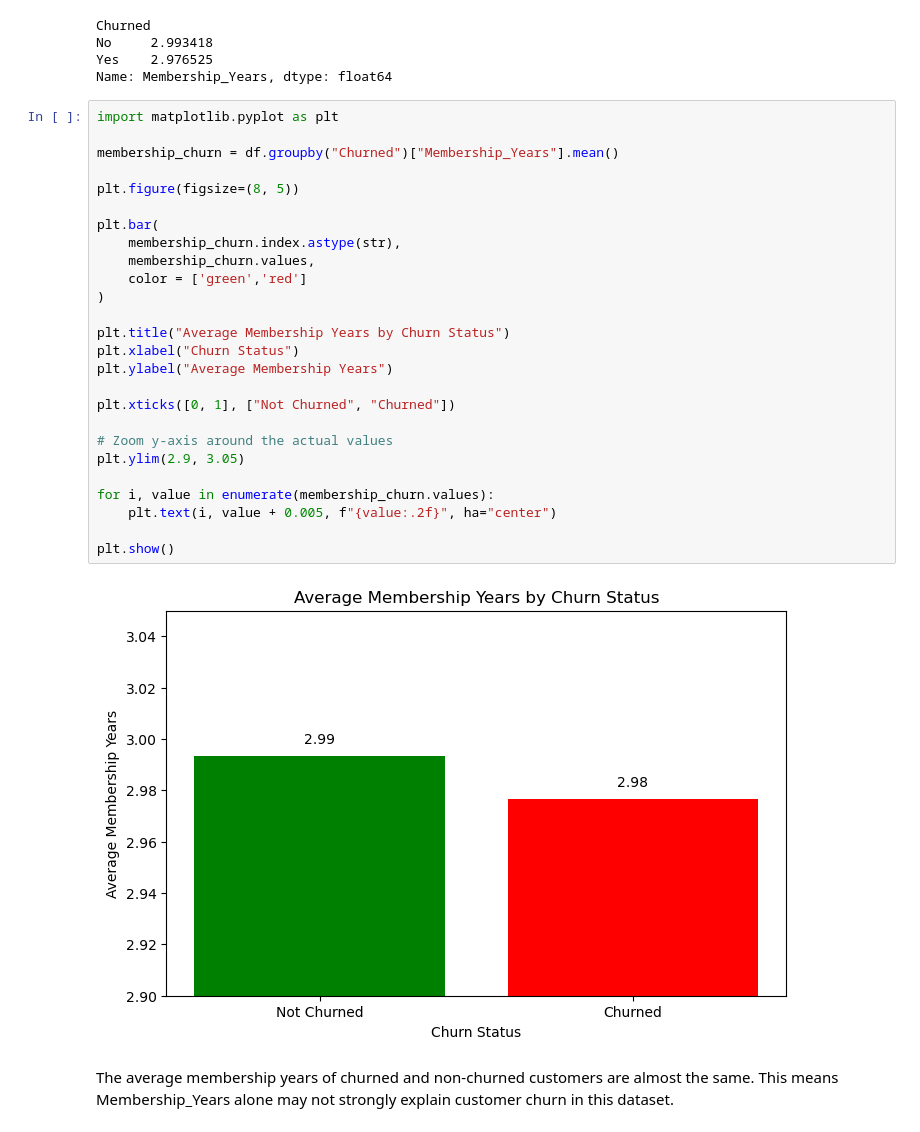
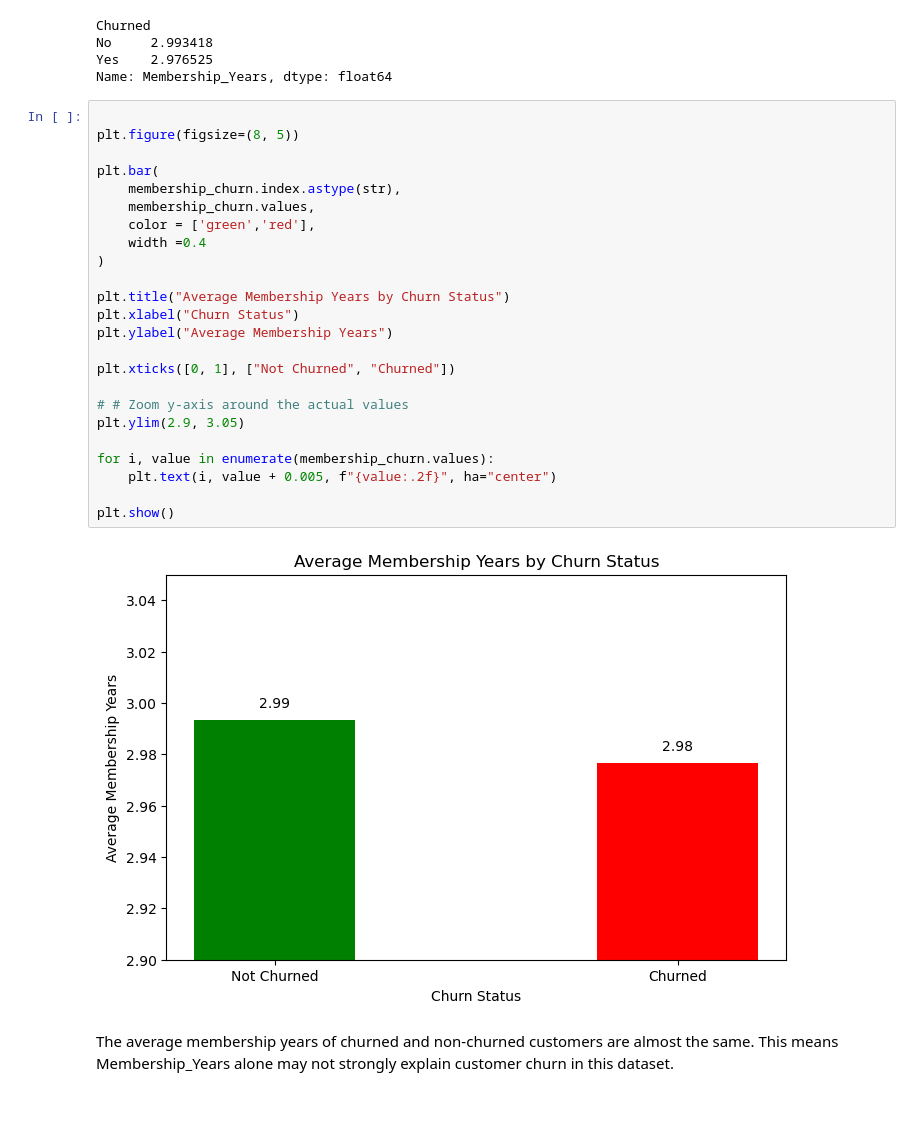
Before and after one commit to pinkimahato9814-afk/Final_project_Customer-Mind-360, a Jupyter notebook: notebooks/01_data_understanding_cleanng.ipynb, the cells around one changed output. Saved outputs shown, nothing was run; the diff lists cells and outputs as text.

```diff
--- a/notebooks/01_data_understanding_cleanng.ipynb
+++ b/notebooks/01_data_understanding_cleanng.ipynb
@@ -634,32 +597,30 @@ No     2.993418
 Yes    2.976525
 Name: Membership_Years, dtype: float64
 # %%
-import matplotlib.pyplot as plt
-
-membership_churn = df.groupby("Churned")["Membership_Years"].mean()
 
 plt.figure(figsize=(8, 5))
 
 plt.bar(
     membership_churn.index.astype(str),
     membership_churn.values,
-    color = ['green','red']
+    color = ['green','red'],
+    width =0.4
 )
 
 plt.title("Average Membership Years by Churn Status")
 plt.xlabel("Churn Status")
 plt.ylabel("Average Membership Years")
 
 plt.xticks([0, 1], ["Not Churned", "Churned"])
 
-# Zoom y-axis around the actual values
+# # Zoom y-axis around the actual values
 plt.ylim(2.9, 3.05)
 
 for i, value in enumerate(membership_churn.values):
     plt.text(i, value + 0.005, f"{value:.2f}", ha="center")
 
 plt.show()
 # %% [output]
-[figure, old version]
+[figure, new version]
 # %% [markdown]
 The average membership years of churned and non-churned customers are almost the same. This means Membership_Years alone may not strongly explain customer churn in this dataset.
```
Also changed, not shown: parts of 17 cells of this notebook, 1 other file.
